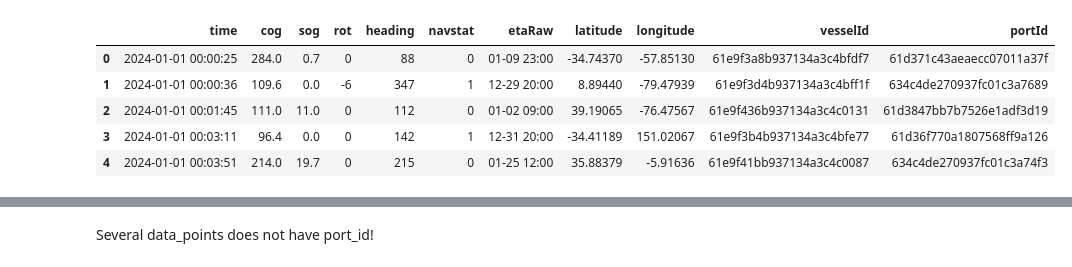
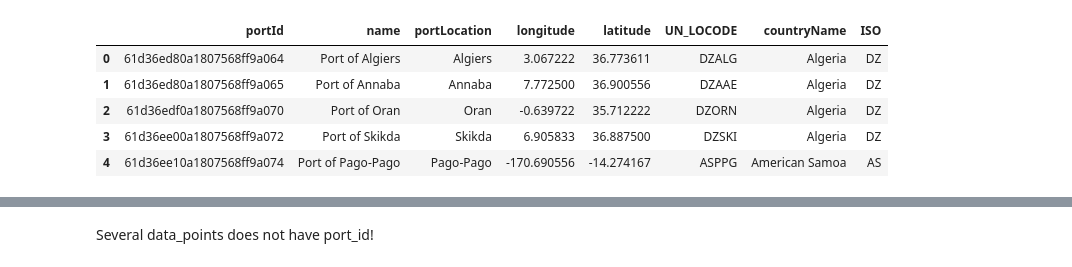
Before and after one commit to alexandersundquist/TDT4173-Modern-Machine-Learning-In-Practice-Project, a Jupyter notebook: data_exploration.ipynb, the cells around one changed output, grey strips where cells are left out. Drawn from its saved outputs; the diff is of its cells as text; code cells hidden in the pictures.

```diff
--- a/data_exploration.ipynb
+++ b/data_exploration.ipynb
@@ -10,11 +11,17 @@ import itertools
 # %%
-df = pd.read_csv('data/datasets/ais_train.csv', sep='|')
-df['time'] = pd.to_datetime(df['time'])
-df.head()
+ais = pd.read_csv('data/datasets/ais_train.csv', sep='|')
+ais['time'] = pd.to_datetime(ais['time'])
+ais.head()
+
+vessels = pd.read_csv('data/datasets/vessels.csv', sep='|')
+vessels.head()
+
+ports = pd.read_csv('data/datasets/ports.csv', sep='|')
+ports.head()
 # %% [output]
-|  | time | cog | sog | rot | heading | navstat | etaRaw | latitude | longitude | vesselId | portId |
-| 0 | 2024-01-01 00:00:25 | 284.0 | 0.7 | 0 | 88 | 0 | 01-09 23:00 | -34.74370 | -57.85130 | 61e9f3a8b937134a3c4bfdf7 | 61d371c43aeaecc07011a37f |
-| 1 | 2024-01-01 00:00:36 | 109.6 | 0.0 | -6 | 347 | 1 | 12-29 20:00 | 8.89440 | -79.47939 | 61e9f3d4b937134a3c4bff1f | 634c4de270937fc01c3a7689 |
-| 2 | 2024-01-01 00:01:45 | 111.0 | 11.0 | 0 | 112 | 0 | 01-02 09:00 | 39.19065 | -76.47567 | 61e9f436b937134a3c4c0131 | 61d3847bb7b7526e1adf3d19 |
-| 3 | 2024-01-01 00:03:11 | 96.4 | 0.0 | 0 | 142 | 1 | 12-31 20:00 | -34.41189 | 151.02067 | 61e9f3b4b937134a3c4bfe77 | 61d36f770a1807568ff9a126 |
-| 4 | 2024-01-01 00:03:51 | 214.0 | 19.7 | 0 | 215 | 0 | 01-25 12:00 | 35.88379 | -5.91636 | 61e9f41bb937134a3c4c0087 | 634c4de270937fc01c3a74f3 |
+|  | portId | name | portLocation | longitude | latitude | UN_LOCODE | countryName | ISO |
+| 0 | 61d36ed80a1807568ff9a064 | Port of Algiers | Algiers | 3.067222 | 36.773611 | DZALG | Algeria | DZ |
+| 1 | 61d36ed80a1807568ff9a065 | Port of Annaba | Annaba | 7.772500 | 36.900556 | DZAAE | Algeria | DZ |
+| 2 | 61d36edf0a1807568ff9a070 | Port of Oran | Oran | -0.639722 | 35.712222 | DZORN | Algeria | DZ |
+| 3 | 61d36ee00a1807568ff9a072 | Port of Skikda | Skikda | 6.905833 | 36.887500 | DZSKI | Algeria | DZ |
+| 4 | 61d36ee10a1807568ff9a074 | Port of Pago-Pago | Pago-Pago | -170.690556 | -14.274167 | ASPPG | American Samoa | AS |
```
Also changed, not shown: parts of 23 cells of this notebook, 9 other files.
